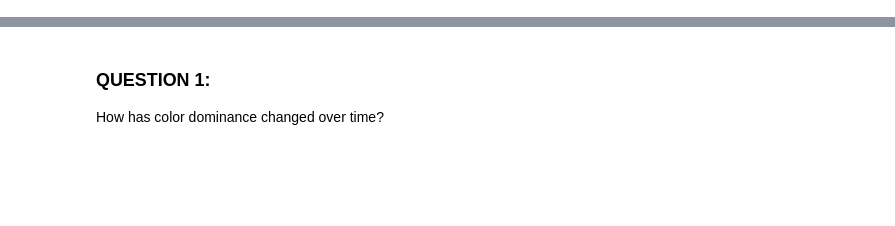
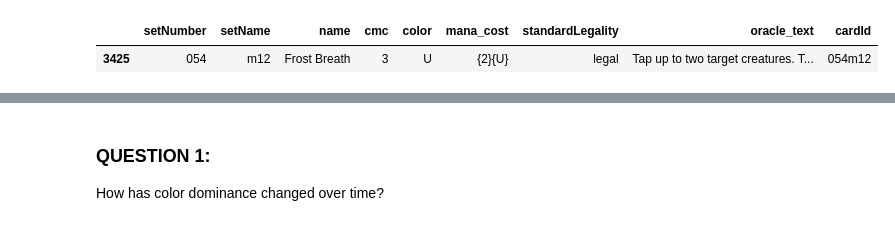
Before and after one commit to greg-martinez44/mtg_scraper, a Jupyter notebook: mtg_plotter/Plotting.ipynb, the cells around one changed output, grey strips where cells are left out. Saved outputs shown, nothing was run; the diff lists cells and outputs as text; code cells hidden in the pictures; blank space fills up the shorter version.

```diff
--- a/mtg_plotter/Plotting.ipynb
+++ b/mtg_plotter/Plotting.ipynb
@@ -157 +201,32 @@ other_codes = {
+# %%
+# Replace all the abu codes with updated codes for basic lands
+# and Disenchant & Unsummon
+abu_codes = {
+    "092abu": "266eld",
+    "170abu": "262eld",
+    "130abu": "254eld",
+    "196abu": "250eld",
+    "249abu": "258eld",
+    "065abu": "010znr",
+    "271abu": "078m20"
+}
+
+other_codes = {
+    "171cmd": "204m21", # Scavenging Ooze
+    "356eld": "", # Rankle, Master of Pranks
+    "367eld": "", # Torbran, Thane of Red Fell
+    "335eld": "", # Charming Prince
+    "346eld": "",
+
+}
+
+card_table["cardId"].replace(to_replace=abu_codes, inplace=True)
+deck_list_table["cardId"].replace(to_replace=abu_codes, inplace=True)
+# %%
+card_table.loc[
+    card_table.cardId == "054m12"
+]
+# %% [output]
+|  | setNumber | setName | name | cmc | color | mana_cost | standardLegality | oracle_text | cardId |
+| 3425 | 054 | m12 | Frost Breath | 3 | U | {2}{U} | legal | Tap up to two target creatures. T... | 054m12 |
 # %%
```
Also changed, not shown: parts of 22 cells of this notebook, 4 other files.
